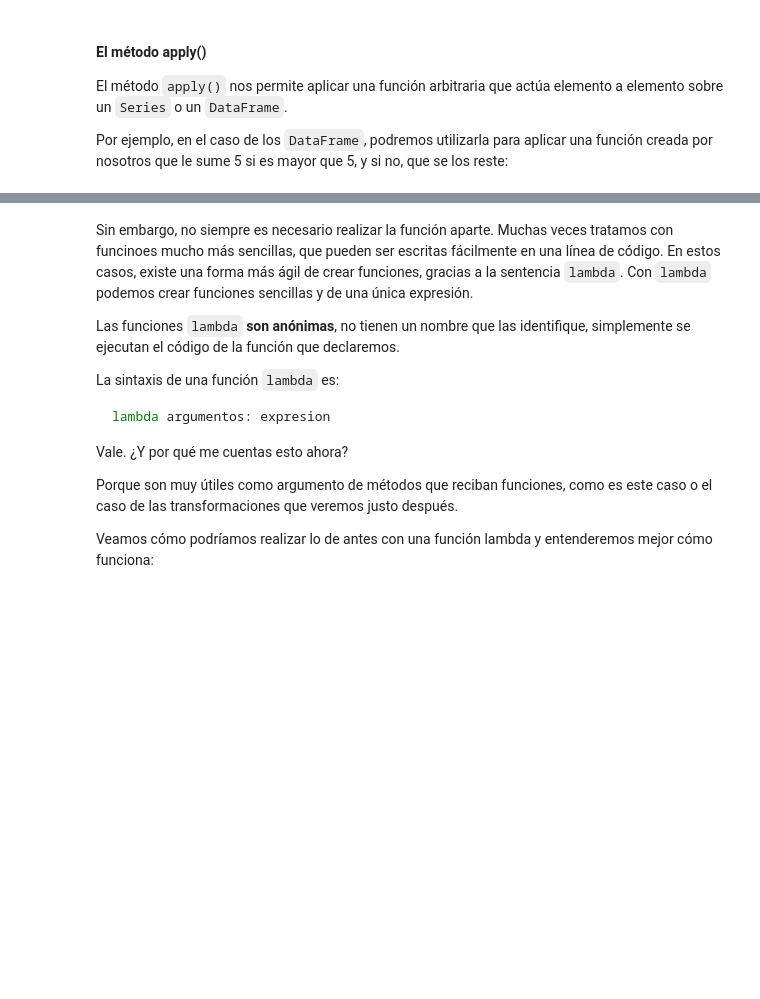
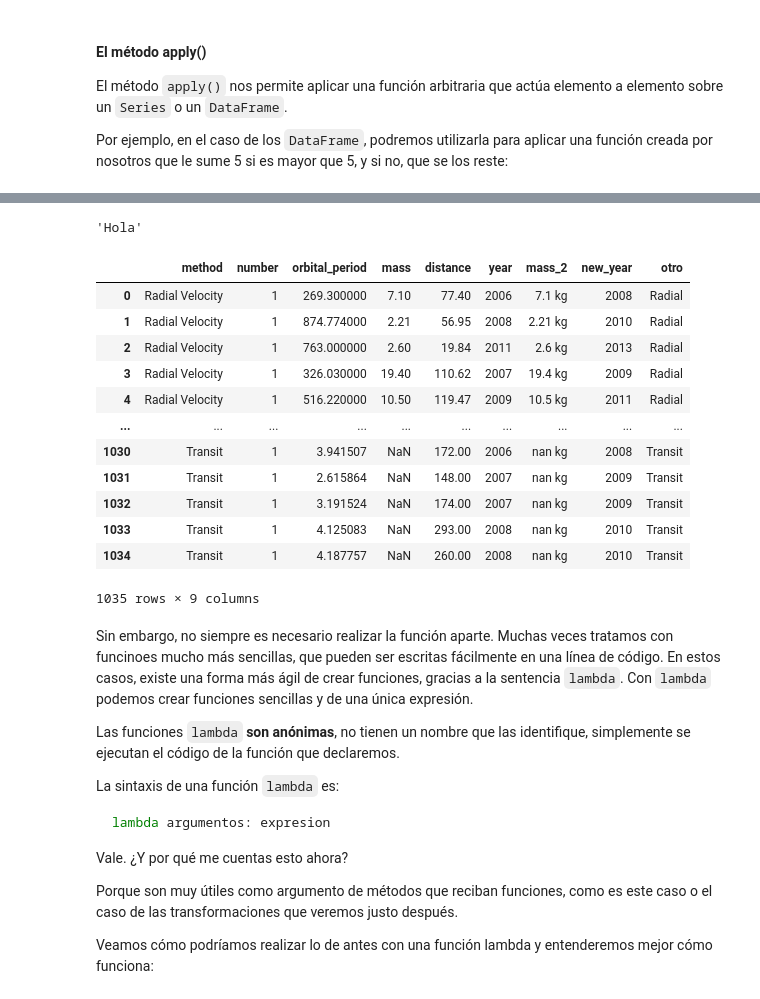
Before and after one commit to JuanDG5/DS-part-time-sep2020, a Jupyter notebook: semana_7/dia_1/1_Pandas_AggregationandGrouping.ipynb, the cells around one changed output, grey strips where cells are left out. Saved outputs shown, nothing was run; the diff lists cells and outputs as text; code cells hidden in the pictures; blank space fills up the shorter version.

```diff
--- a/semana_7/dia_1/1_Pandas_AggregationandGrouping.ipynb
+++ b/semana_7/dia_1/1_Pandas_AggregationandGrouping.ipynb
@@ -344,0 +352,3 @@ Por ejemplo, podríamos querer mantener todos los grupos cuya desviación están
+# %%
+x = df[df['key'] =='C']
+x['data2'].std() > 2
@@ -386,5 +425,6 @@ def funcion_custom(x):
 planets['mass'].apply(funcion_custom)
 
 # Si quisiéramos sobreescribir el df original:
-# planets['mass'] = planets['mass'].apply(funcion_custom)
+planets['mass_2'] = planets['mass'].apply(funcion_custom)
+planets
 # %% [output]
@@ -403,3 +444,31 @@ Name: mass, Length: 1035, dtype: float64
+# %%
+"$"
+# %% [output]
+'Hola'
+# %%
+def funcion_custom2(x):
+    return x + 2
+
+# Por ejemplo, lo aplicaremos sobre la masa:
+planets['mass'].apply(funcion_custom)
+
+# Si quisiéramos sobreescribir el df original:
+planets['mass_2'] = planets['mass'].apply(lambda x: str(x) + " kg")
+planets
+# %% [output]
+|  | method | number | orbital_period | mass | distance | year | mass_2 | new_year | otro |
+| 0 | Radial Velocity | 1 | 269.300000 | 7.10 | 77.40 | 2006 | 7.1 kg | 2008 | Radial |
+| 1 | Radial Velocity | 1 | 874.774000 | 2.21 | 56.95 | 2008 | 2.21 kg | 2010 | Radial |
+| 2 | Radial Velocity | 1 | 763.000000 | 2.60 | 19.84 | 2011 | 2.6 kg | 2013 | Radial |
+| 3 | Radial Velocity | 1 | 326.030000 | 19.40 | 110.62 | 2007 | 19.4 kg | 2009 | Radial |
+| 4 | Radial Velocity | 1 | 516.220000 | 10.50 | 119.47 | 2009 | 10.5 kg | 2011 | Radial |
+| ... | ... | ... | ... | ... | ... | ... | ... | ... | ... |
+| 1030 | Transit | 1 | 3.941507 | NaN | 172.00 | 2006 | nan kg | 2008 | Transit |
+| 1031 | Transit | 1 | 2.615864 | NaN | 148.00 | 2007 | nan kg | 2009 | Transit |
+| 1032 | Transit | 1 | 3.191524 | NaN | 174.00 | 2007 | nan kg | 2009 | Transit |
+| 1033 | Transit | 1 | 4.125083 | NaN | 293.00 | 2008 | nan kg | 2010 | Transit |
+| 1034 | Transit | 1 | 4.187757 | NaN | 260.00 | 2008 | nan kg | 2010 | Transit |
+1035 rows × 9 columns
 # %% [markdown]
 Sin embargo, no siempre es necesario realizar la función aparte. Muchas veces tratamos con funcinoes mucho más sencillas, que pueden ser escritas fácilmente en una línea de código. En estos casos, existe una forma más ágil de crear funciones, gracias a la sentencia ``lambda``. Con ``lambda`` podemos crear funciones sencillas y de una única expresión.
 
```
Also changed, not shown: parts of 10 cells of this notebook.
